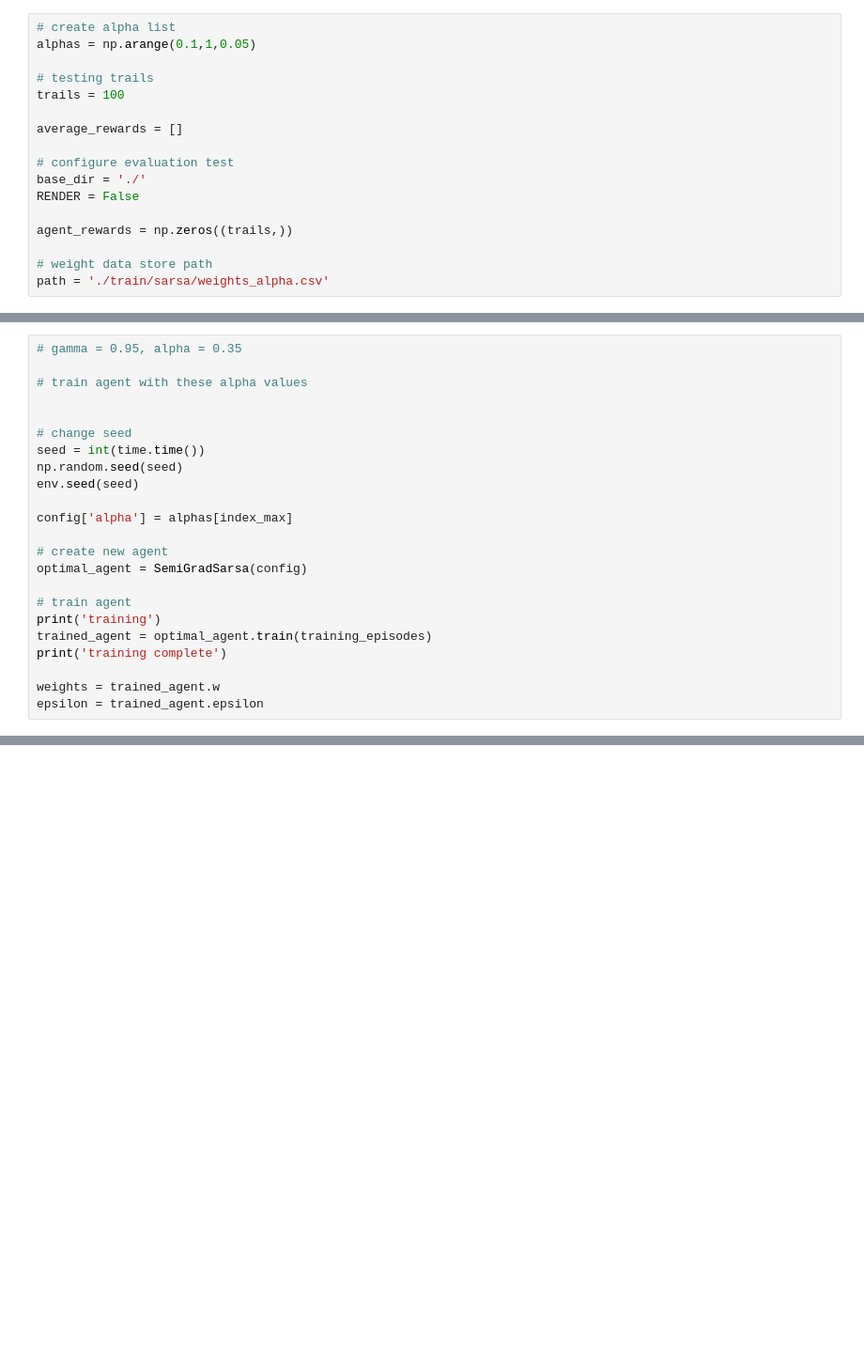
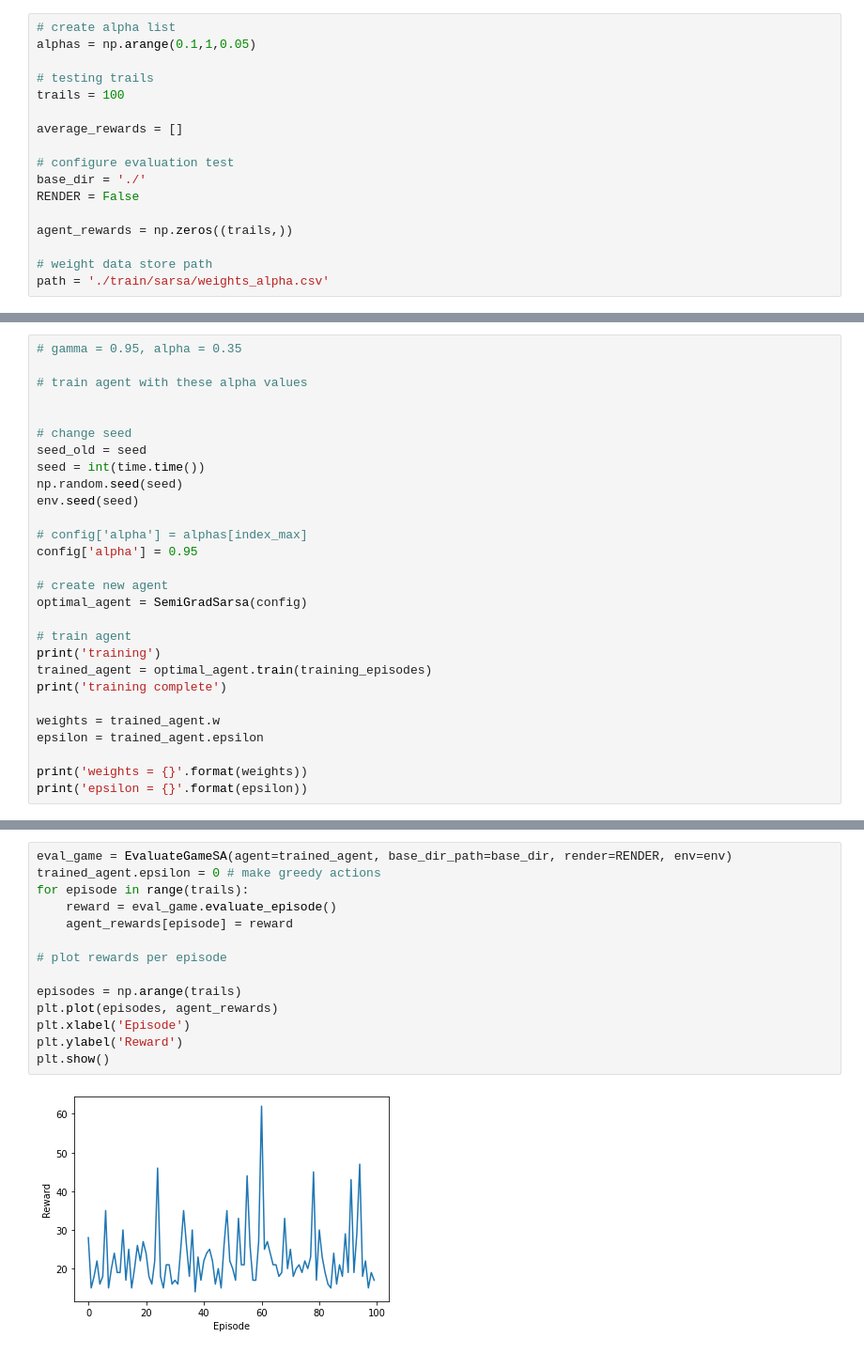
Before and after one commit to j0ker404/skripsie2021, a Jupyter notebook: other/cartpole/cartpool train.ipynb, the cells around one changed output, grey strips where cells are left out. Shown at 94% size. Cells and saved outputs as stored; diff of their text form; blank space fills up the shorter version.

```diff
--- a/other/cartpole/cartpool train.ipynb
+++ b/other/cartpole/cartpool train.ipynb
@@ -167,11 +167,13 @@ Optimal alpha value for gamma = 0.95: alpha = 0.3500000000000001
 
 
 # change seed
+seed_old = seed
 seed = int(time.time())
 np.random.seed(seed)
 env.seed(seed)
 
-config['alpha'] = alphas[index_max]
+# config['alpha'] = alphas[index_max]
+config['alpha'] = 0.95
 
 # create new agent
 optimal_agent = SemiGradSarsa(config)
@@ -183,4 +185,7 @@ print('training complete')
 
 weights = trained_agent.w
 epsilon = trained_agent.epsilon
+
+print('weights = {}'.format(weights))
+print('epsilon = {}'.format(epsilon))
 # %% [output]
@@ -203,0 +274,16 @@ print('Average reward after {} trials is: {}'.format(trails, np.mean(average_rew
+# %%
+eval_game = EvaluateGameSA(agent=trained_agent, base_dir_path=base_dir, render=RENDER, env=env)
+trained_agent.epsilon = 0 # make greedy actions
+for episode in range(trails):
+    reward = eval_game.evaluate_episode()
+    agent_rewards[episode] = reward
+
+# plot rewards per episode
+
+episodes = np.arange(trails)
+plt.plot(episodes, agent_rewards)
+plt.xlabel('Episode')
+plt.ylabel('Reward')
+plt.show()
+# %% [output]
+[figure, added]
```
Also changed, not shown: parts of 15 cells of this notebook, 1 other file.
